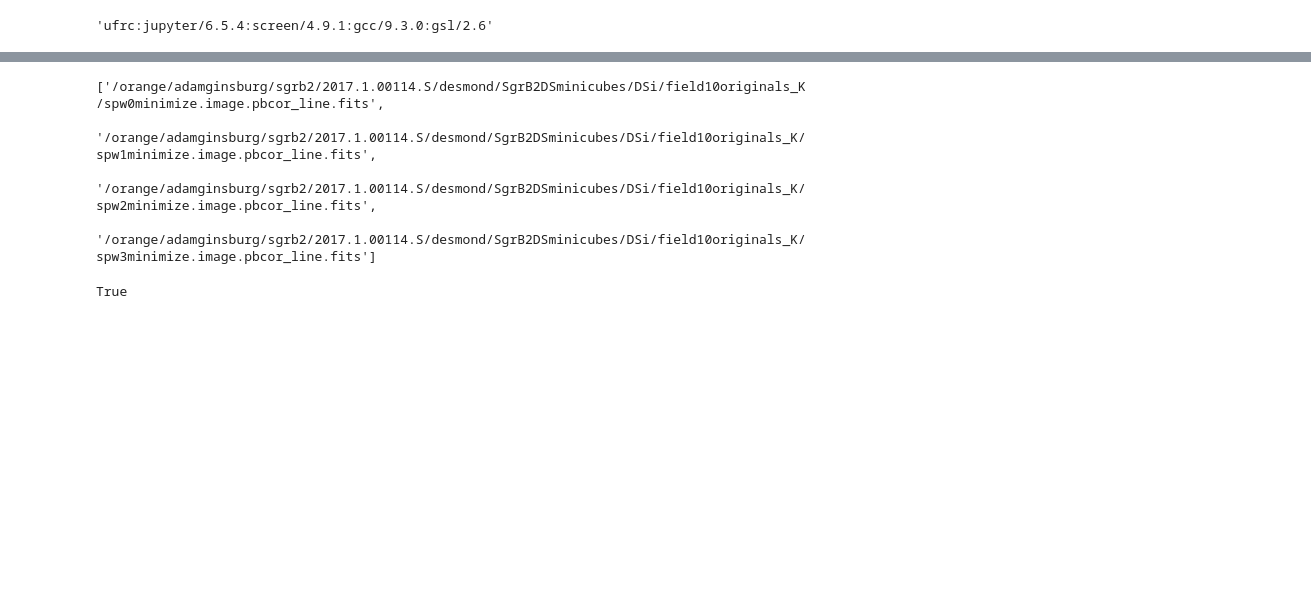
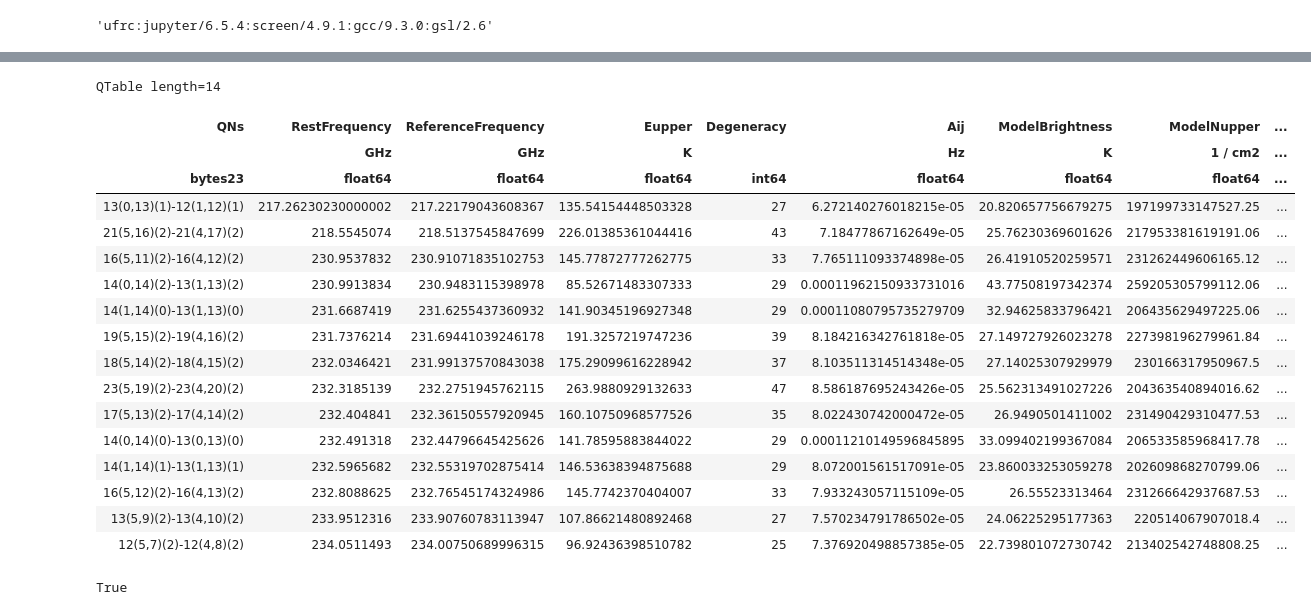
Before and after one commit to djeff1887/SgrB2DS_COMWorkspace, a Jupyter notebook: scripts/rotationaltemperatures.ipynb, the cells around one changed output, grey strips where cells are left out. Saved outputs shown, nothing was run; the diff lists cells and outputs as text; code cells hidden in the pictures; blank space fills up the shorter version.

```diff
--- a/scripts/rotationaltemperatures.ipynb
+++ b/scripts/rotationaltemperatures.ipynb
@@ -26,10 +73,24 @@ Estimating by linear fit to log-log Qrot/T relation
 # %%
-datacubes
+eukqns
 # %% [output]
-['/orange/adamginsburg/sgrb2/2017.1.00114.S/desmond/SgrB2DSminicubes/DSi/field10originals_K/spw0minimize.image.pbcor_line.fits',
- '/orange/adamginsburg/sgrb2/2017.1.00114.S/desmond/SgrB2DSminicubes/DSi/field10originals_K/spw1minimize.image.pbcor_line.fits',
- '/orange/adamginsburg/sgrb2/2017.1.00114.S/desmond/SgrB2DSminicubes/DSi/field10originals_K/spw2minimize.image.pbcor_line.fits',
- '/orange/adamginsburg/sgrb2/2017.1.00114.S/desmond/SgrB2DSminicubes/DSi/field10originals_K/spw3minimize.image.pbcor_line.fits']
+QTable length=14
+| QNs | RestFrequency | ReferenceFrequency | Eupper | Degeneracy | Aij | ModelBrightness | ModelNupper | ... |
+|  | GHz | GHz | K |  | Hz | K | 1 / cm2 | ... |
+| bytes23 | float64 | float64 | float64 | int64 | float64 | float64 | float64 | ... |
+| 13(0,13)(1)-12(1,12)(1) | 217.26230230000002 | 217.22179043608367 | 135.54154448503328 | 27 | 6.272140276018215e-05 | 20.820657756679275 | 197199733147527.25 | ... |
+| 21(5,16)(2)-21(4,17)(2) | 218.5545074 | 218.5137545847699 | 226.01385361044416 | 43 | 7.18477867162649e-05 | 25.76230369601626 | 217953381619191.06 | ... |
+| 16(5,11)(2)-16(4,12)(2) | 230.9537832 | 230.91071835102753 | 145.77872777262775 | 33 | 7.765111093374898e-05 | 26.41910520259571 | 231262449606165.12 | ... |
+| 14(0,14)(2)-13(1,13)(2) | 230.9913834 | 230.9483115398978 | 85.52671483307333 | 29 | 0.00011962150933731016 | 43.77508197342374 | 259205305799112.06 | ... |
+| 14(1,14)(0)-13(1,13)(0) | 231.6687419 | 231.6255437360932 | 141.90345196927348 | 29 | 0.00011080795735279709 | 32.94625833796421 | 206435629497225.06 | ... |
+| 19(5,15)(2)-19(4,16)(2) | 231.7376214 | 231.69441039246178 | 191.3257219747236 | 39 | 8.184216342761818e-05 | 27.149727926023278 | 227398196279961.84 | ... |
+| 18(5,14)(2)-18(4,15)(2) | 232.0346421 | 231.99137570843038 | 175.29099616228942 | 37 | 8.103511314514348e-05 | 27.14025307929979 | 230166317950967.5 | ... |
+| 23(5,19)(2)-23(4,20)(2) | 232.3185139 | 232.2751945762115 | 263.9880929132633 | 47 | 8.586187695243426e-05 | 25.562313491027226 | 204363540894016.62 | ... |
+| 17(5,13)(2)-17(4,14)(2) | 232.404841 | 232.36150557920945 | 160.10750968577526 | 35 | 8.022430742000472e-05 | 26.9490501411002 | 231490429310477.53 | ... |
+| 14(0,14)(0)-13(0,13)(0) | 232.491318 | 232.44796645425626 | 141.78595883844022 | 29 | 0.00011210149596845895 | 33.099402199367084 | 206533585968417.78 | ... |
+| 14(1,14)(1)-13(1,13)(1) | 232.5965682 | 232.55319702875414 | 146.53638394875688 | 29 | 8.072001561517091e-05 | 23.860033253059278 | 202609868270799.06 | ... |
+| 16(5,12)(2)-16(4,13)(2) | 232.8088625 | 232.76545174324986 | 145.7742370404007 | 33 | 7.933243057115109e-05 | 26.55523313464 | 231266642937687.53 | ... |
+| 13(5,9)(2)-13(4,10)(2) | 233.9512316 | 233.90760783113947 | 107.86621480892468 | 27 | 7.570234791786502e-05 | 24.06225295177363 | 220514067907018.4 | ... |
+| 12(5,7)(2)-12(4,8)(2) | 234.0511493 | 234.00750689996315 | 96.92436398510782 | 25 | 7.376920498857385e-05 | 22.739801072730742 | 213402542748808.25 | ... |
 # %%
 linemodelpath=linemodelhome+f'{linemodelversion}/{source}/'
 safelinepathbase=linemodelpath+'safelines/'
```
Also changed, not shown: parts of 1 cell of this notebook, 3 other files.
